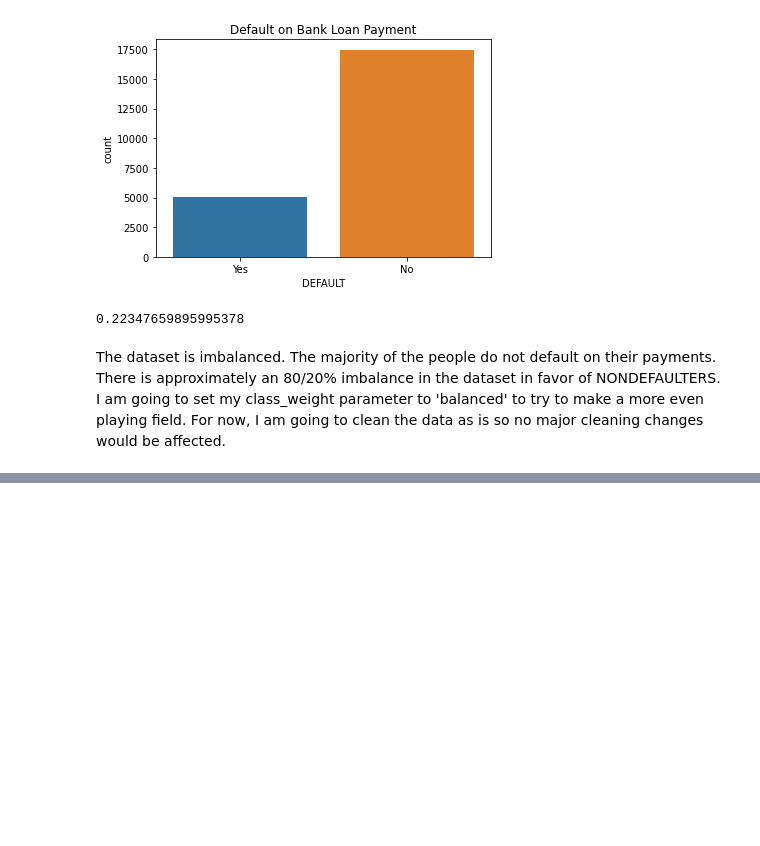
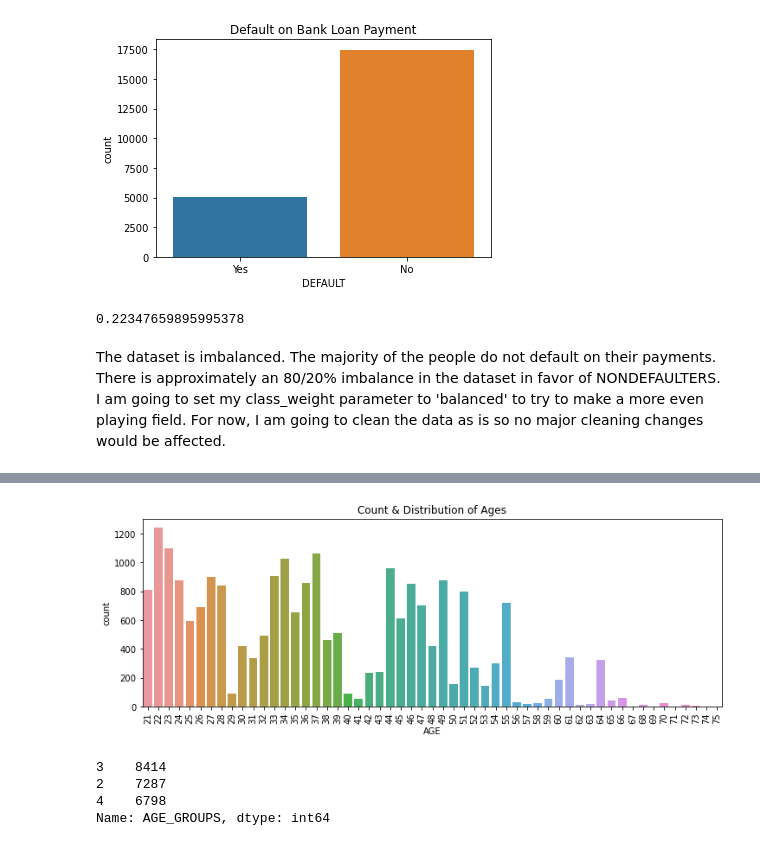
Before and after one commit to zachagreenberg/DefaultPredictionAnalysis, a Jupyter notebook: eda-modeling-evaluation.ipynb, the cells around one changed output, grey strips where cells are left out. Drawn from its saved outputs; the diff is of its cells as text; code cells hidden in the pictures; blank space fills up the shorter version.

```diff
--- a/eda-modeling-evaluation.ipynb
+++ b/eda-modeling-evaluation.ipynb
@@ -72,0 +164,7 @@ The dataset is imbalanced. The majority of the people do not default on their pa
+# %%
+fig, ax = plt.subplots(figsize = (12, 4))
+sns.countplot(df['AGE'])
+ax.set_title('Count & Distribution of Ages')
+ax.set_xticklabels(sorted(df['AGE'].unique()), rotation = 90);
+# %% [output]
+[figure, added]
@@ -72,0 +185,7 @@ The dataset is imbalanced. The majority of the people do not default on their pa
+# %%
+df['AGE_GROUPS'].value_counts()
+# %% [output]
+3    8414
+2    7287
+4    6798
+Name: AGE_GROUPS, dtype: int64
```
Also changed, not shown: parts of 36 cells of this notebook.
